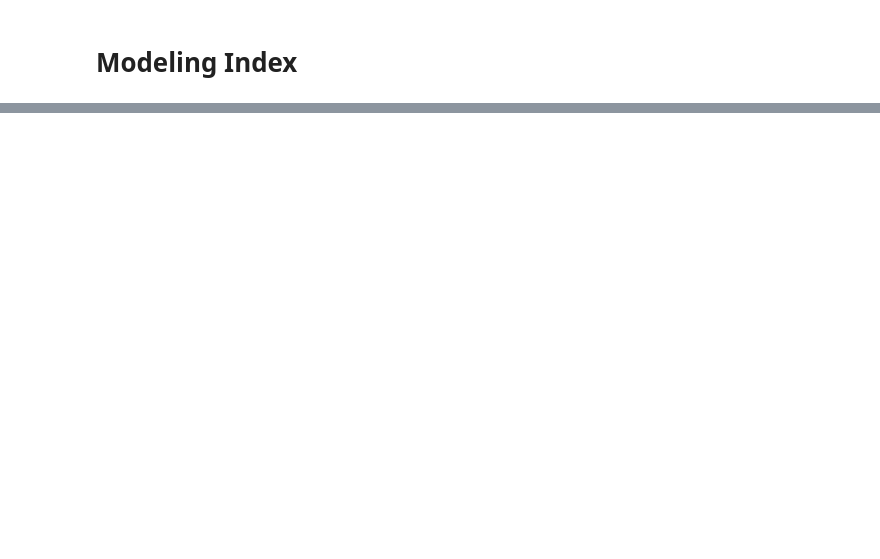
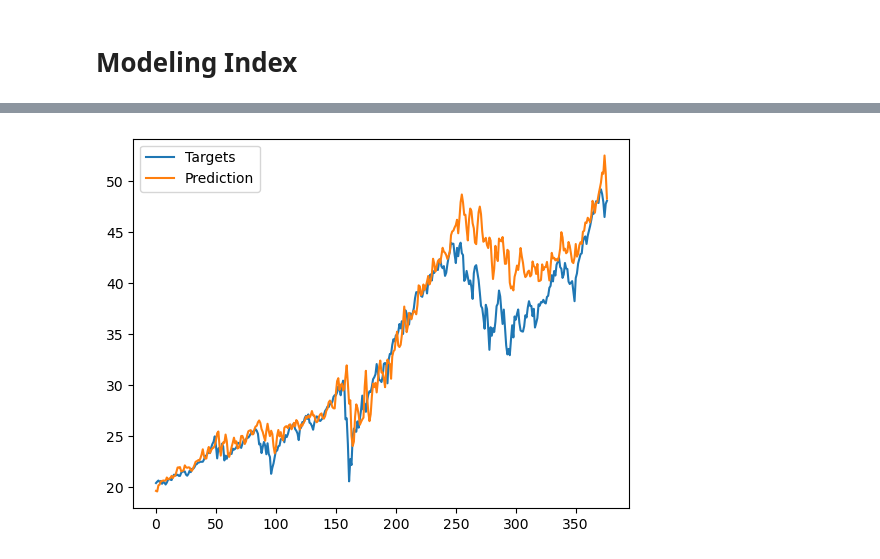
Before and after one commit to stsaxe/Investments-Machine-Learning-for-Finance-2025, a Jupyter notebook: notebooks/modeling_index.ipynb, the cells around one changed output, grey strips where cells are left out. Cells and saved outputs as stored; diff of their text form; code cells hidden in the pictures; blank space fills up the shorter version.

```diff
--- a/notebooks/modeling_index.ipynb
+++ b/notebooks/modeling_index.ipynb
@@ -67,3 +109,13 @@ preds, targs = predictor.predict(test_loader)
+# %%
+plt.figure()
+
+x = range(len(targets))
+plt.plot(x, targets, label='Targets')
+plt.plot(x, predictions, label = 'Prediction')
+plt.legend()
+plt.show()
+# %% [output]
+[figure, added]
 # %%
 total_params = sum(p.numel() for p in model.parameters())
 print("Parameter Count of Network:", total_params)
```
Also changed, not shown: parts of 11 cells of this notebook, 15 other files.
